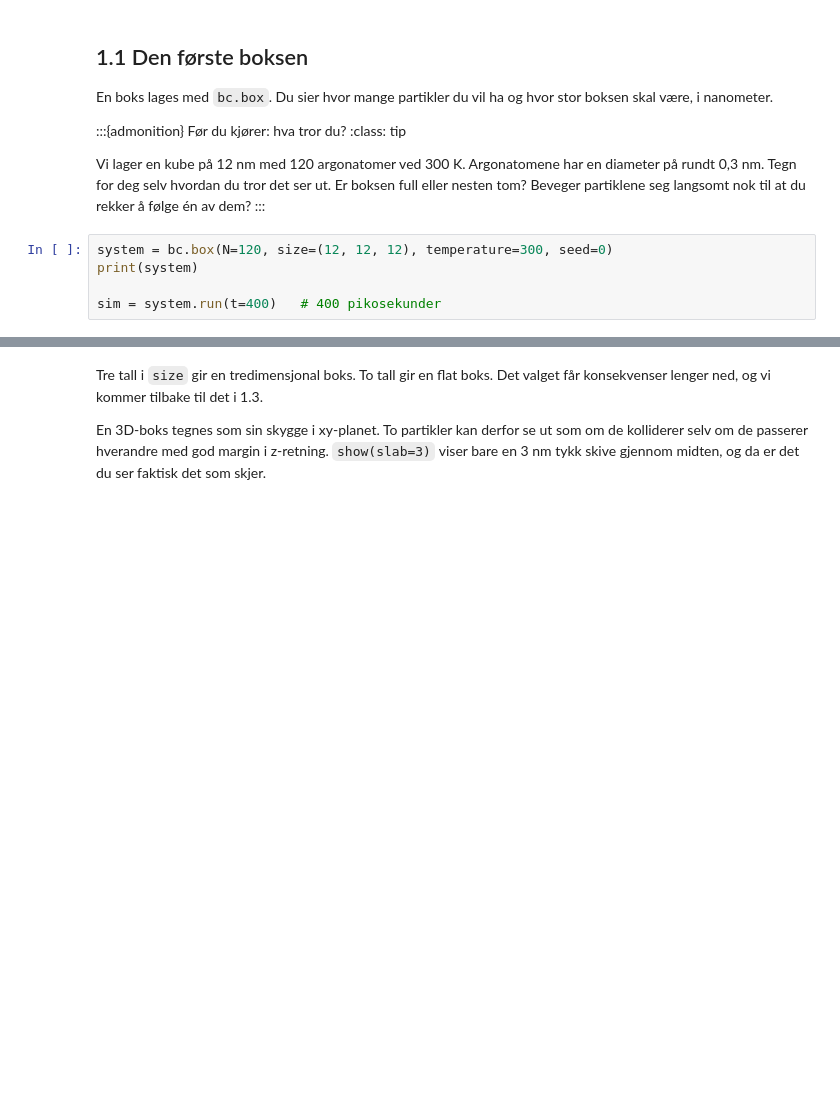
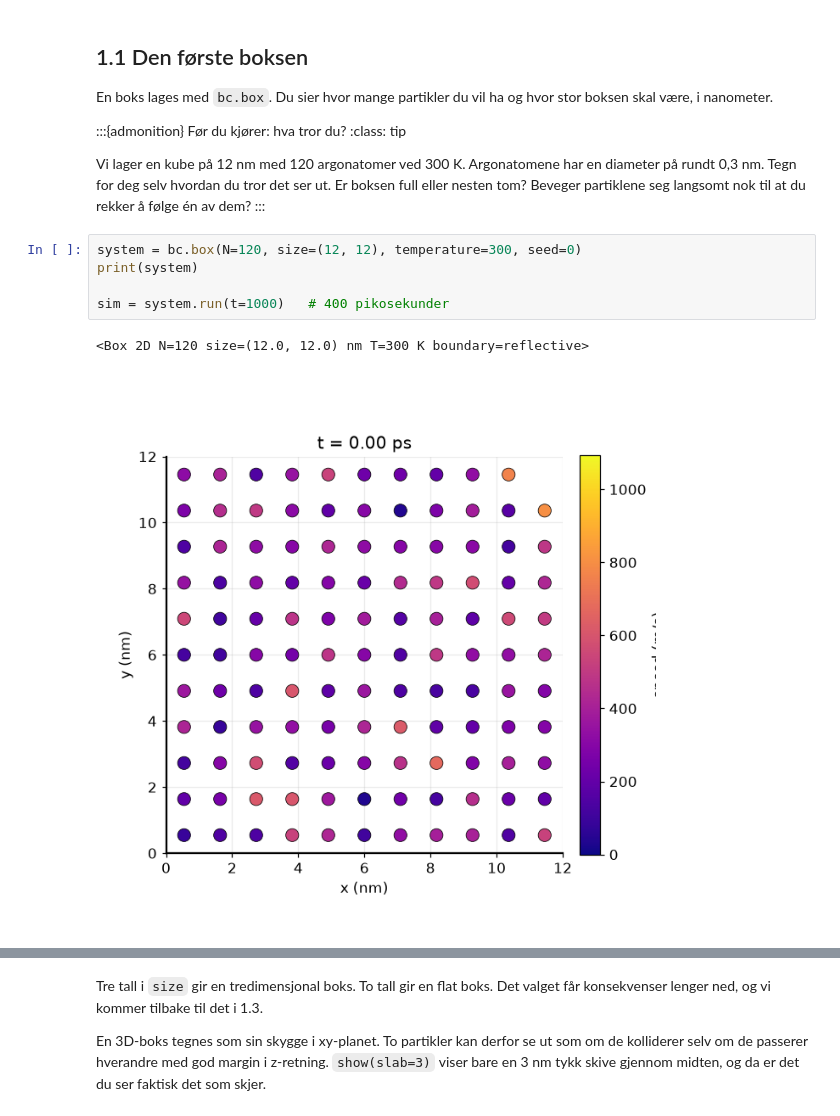
Before and after one commit to andreasdh/bridgechem, a Jupyter notebook: examples/lab_del1_bli_kjent.ipynb, the cells around one changed output, grey strips where cells are left out. Saved outputs shown, nothing was run; the diff lists cells and outputs as text; blank space fills up the shorter version.

```diff
--- a/examples/lab_del1_bli_kjent.ipynb
+++ b/examples/lab_del1_bli_kjent.ipynb
@@ -53,7 +55,10 @@ boksen full eller nesten tom? Beveger partiklene seg langsomt nok til at du
 rekker å følge én av dem?
 :::
 # %%
-system = bc.box(N=120, size=(12, 12, 12), temperature=300, seed=0)
+system = bc.box(N=120, size=(12, 12), temperature=300, seed=0)
 print(system)
 
-sim = system.run(t=400)   # 400 pikosekunder
+sim = system.run(t=1000)   # 400 pikosekunder
+# %% [output]
+<Box 2D N=120 size=(12.0, 12.0) nm T=300 K boundary=reflective>
+[figure, added]
```
Also changed, not shown: parts of 2 cells of this notebook, 2 other files.
